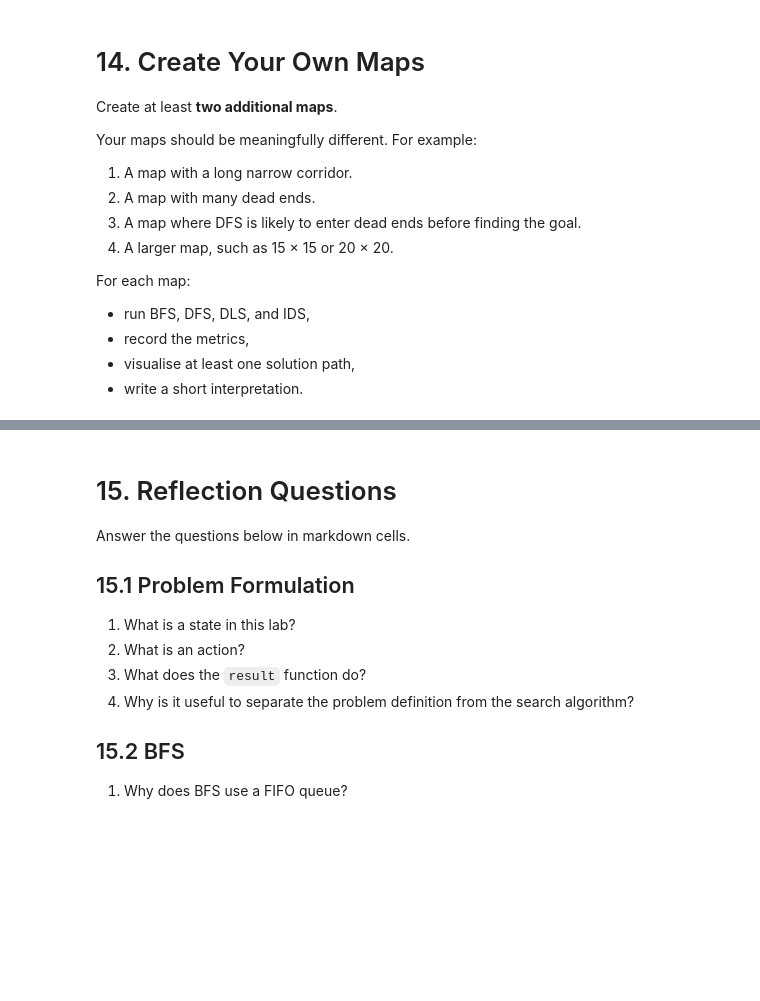
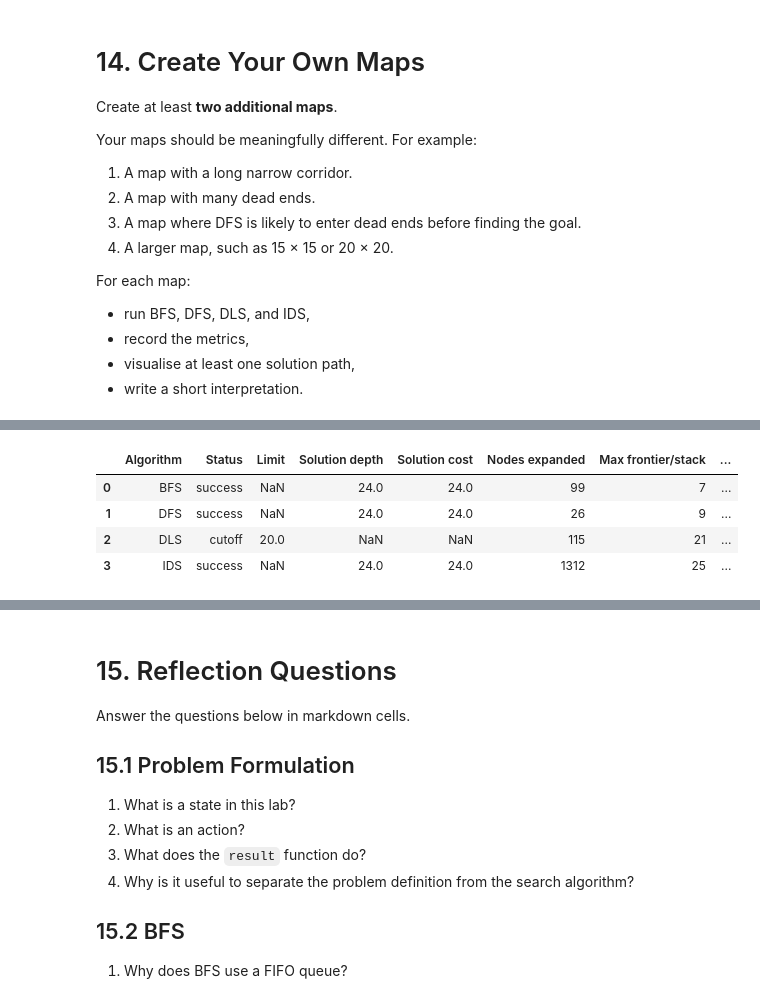
Before and after one commit to raizel122006-bit/Lab1-Intro-to-AI, a Jupyter notebook: Lab_1_Part_A.ipynb, the cells around one changed output, grey strips where cells are left out. Cells and saved outputs as stored; diff of their text form; code cells hidden in the pictures; blank space fills up the shorter version.

```diff
--- a/Lab_1_Part_A.ipynb
+++ b/Lab_1_Part_A.ipynb
@@ -1114,20 +1169,38 @@ custom_goal_1 = None
 # %%
 # TODO 11:
 # Create your second custom map here.
 
 custom_grid_2 = [
-    # Replace this with your own grid.
+   [0, 0, 0, 1, 0, 0, 0, 0, 0, 1, 0, 0, 0],
+    [0, 1, 0, 1, 0, 1, 1, 1, 0, 1, 0, 1, 0],
+    [0, 1, 0, 0, 0, 1, 0, 1, 0, 0, 0, 1, 0],
+    [0, 1, 1, 1, 0, 1, 0, 1, 1, 1, 0, 1, 0],
+    [0, 0, 0, 1, 0, 0, 0, 0, 0, 1, 0, 0, 0],
+    [1, 1, 0, 1, 1, 1, 0, 1, 1, 1, 0, 1, 1],
+    [0, 0, 0, 0, 0, 1, 0, 1, 0, 0, 0, 0, 0],
+    [0, 1, 1, 1, 0, 1, 0, 1, 0, 1, 1, 1, 0],
+    [0, 1, 0, 0, 0, 0, 0, 0, 0, 0, 0, 1, 0],
+    [0, 1, 0, 1, 1, 1, 0, 1, 1, 1, 0, 1, 0],
+    [0, 0, 0, 1, 0, 0, 0, 1, 0, 0, 0, 0, 0],
+    [0, 1, 1, 1, 0, 1, 1, 1, 0, 1, 1, 1, 0],
+    [0, 0, 0, 0, 0, 0, 0, 0, 0, 0, 0, 0, 0]
 ]
 
-custom_start_2 = None
-custom_goal_2 = None
+custom_start_2 = (0,0)
+custom_goal_2 = (12,12)
 
 # Example after completing:
-# custom_problem_2 = GridProblem(custom_grid_2, custom_start_2, custom_goal_2)
-# custom_results_2 = [
-#     bfs.search(custom_problem_2),
-#     dfs.search(custom_problem_2),
-#     dls.search(custom_problem_2, limit=20),
-#     ids.search(custom_problem_2, max_depth=40),
-# ]
-# show_results(custom_results_2)
+custom_problem_2 = GridProblem(custom_grid_2, custom_start_2, custom_goal_2)
+custom_results_2 = [
+    bfs.search(custom_problem_2),
+    dfs.search(custom_problem_2),
+    dls.search(custom_problem_2, limit=20),
+    ids.search(custom_problem_2, max_depth=40),
+]
+show_results(custom_results_2)
+# %% [output]
+|  | Algorithm | Status | Limit | Solution depth | Solution cost | Nodes expanded | Max frontier/stack | ... |
+| 0 | BFS | success | NaN | 24.0 | 24.0 | 99 | 7 | ... |
+| 1 | DFS | success | NaN | 24.0 | 24.0 | 26 | 9 | ... |
+| 2 | DLS | cutoff | 20.0 | NaN | NaN | 115 | 21 | ... |
+| 3 | IDS | success | NaN | 24.0 | 24.0 | 1312 | 25 | ... |
```
Also changed, not shown: parts of 15 cells of this notebook.
